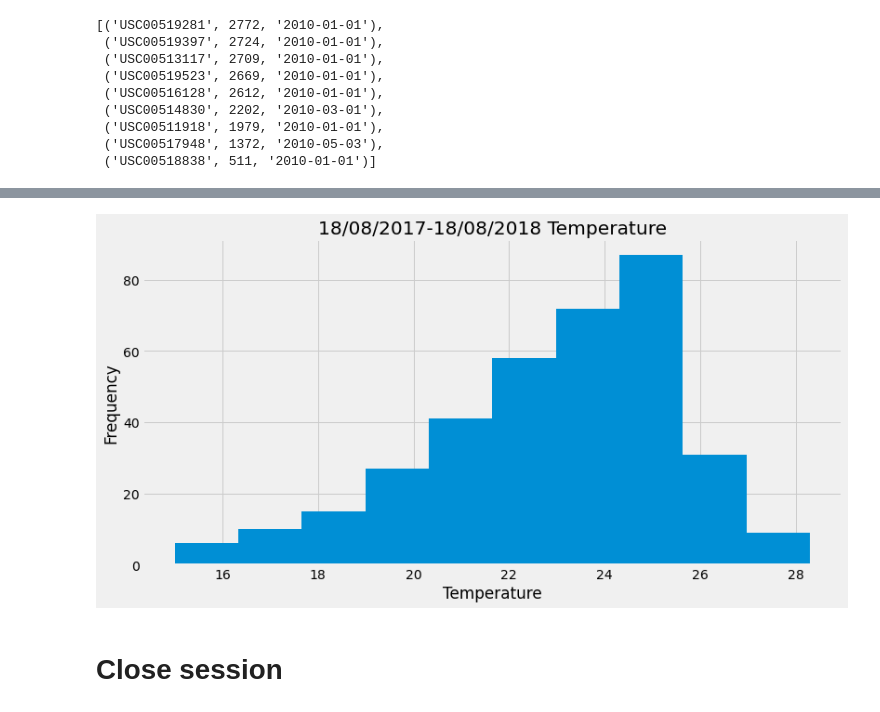
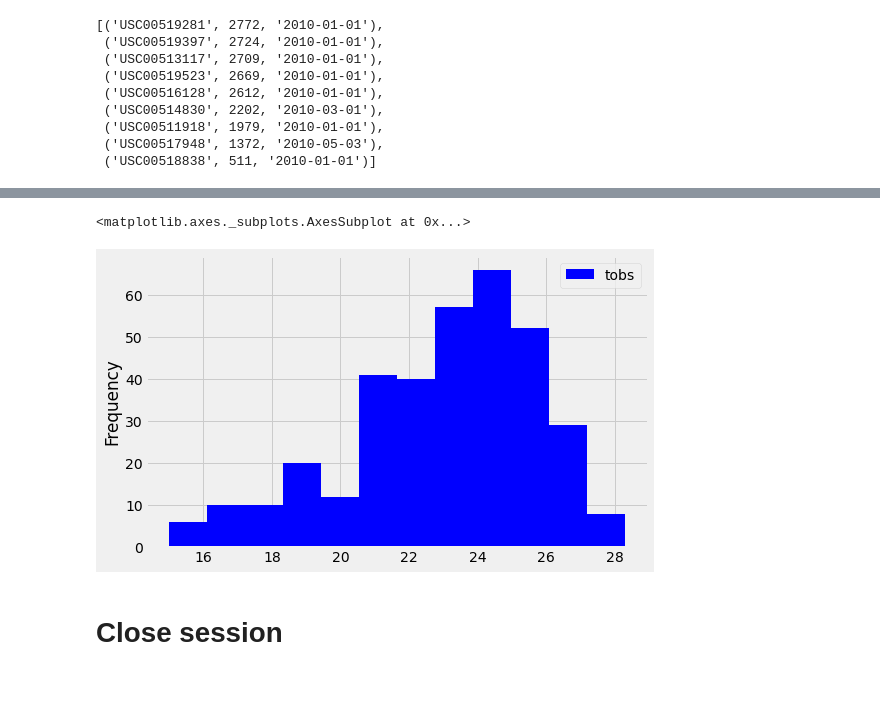
Before and after one commit to nickjaycarr88/sqlalchemy-challenge-surfs-up, a Jupyter notebook: Starter_Code/climate_starter.ipynb, the cells around one changed output, grey strips where cells are left out. Drawn from its saved outputs; the diff is of its cells as text; code cells hidden in the pictures; blank space fills up the shorter version.

```diff
--- a/Starter_Code/climate_starter.ipynb
+++ b/Starter_Code/climate_starter.ipynb
@@ -102,0 +78,4 @@ plt.show()
+# %%
+# Calculate the date one year from the last date in data set.
+one_year_ago_date = (dt.datetime.strptime(most_recent_date[0],'%Y-%m-%d') - dt.timedelta(days=365)).strftime('%Y-%m-%d')
+one_year_ago_date
@@ -126,7 +175,7 @@ The total number of stations in the dataset is 9
 # Design a query to find the most active stations (i.e. what stations have the most rows?)
 # List the stations and the counts in descending order.
 sel = [Measurement.station, func.count(Measurement.station), Measurement.date]
-active_stations=session.query(*sel).group_by(Measurement.station).order_by(sel[1].desc()).all()
+active_stations=session.query(*sel).group_by(Measurement.station).order_by(func.count(Measurement.station).desc()).all()
 active_stations
 # %% [output]
 [('USC00519281', 2772, '2010-01-01'),
@@ -168,7 +195,6 @@ The average temperature for statio USC00519281 is 22.03582251082252
 # %%
 # Using the most active station id
 # Query the last 12 months of temperature observation data for this station and plot the results as a histogram
-last_12_months_tobs = session.query(Measurement.tobs, Measurement.date).filter((Measurement.station) == active_station_name).order_by(Measurement.date.desc()).first()
-last_12_months_tobs = last_12_months_tobs[1]
-last_12_months_tobs
+most_active_station =  session.query(Measurement.date, Measurement.tobs).filter(Measurement.station == active_stations[0][0]).filter(Measurement.date > one_year_ago_date).all()
+most_active_station
 # %% [output]
@@ -214,13 +218,9 @@ tobs_df
-# %%
-plt.figure(figsize=(12,6))
-plt.hist(tobs_df["Tobs"])
-plt.title("18/08/2017-18/08/2018 Temperature")
-plt.xlabel("Temperature")
-plt.ylabel("Frequency")
-# plt.savefig("Images/histogram_of_active_station_temperature")
-plt.show()
-# %% [output]
-[figure, removed]
+# %%
+most_active_station_df = pd.DataFrame(most_active_station)
+most_active_station_df.plot(kind="hist", bins=12,figsize=(8,5), color='b')
+# %% [output]
+<matplotlib.axes._subplots.AxesSubplot at 0x...>
+[figure, added]
 # %% [markdown]
 # Close session
 # %%
```
Also changed, not shown: parts of 17 cells of this notebook, 5 other files.
